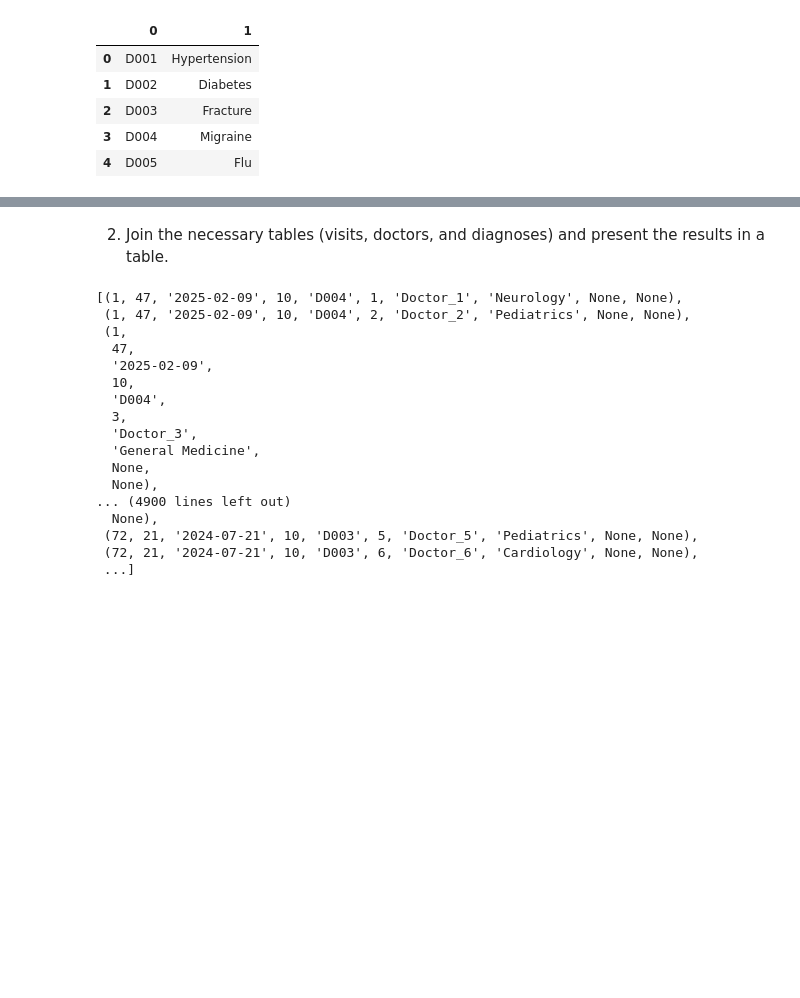
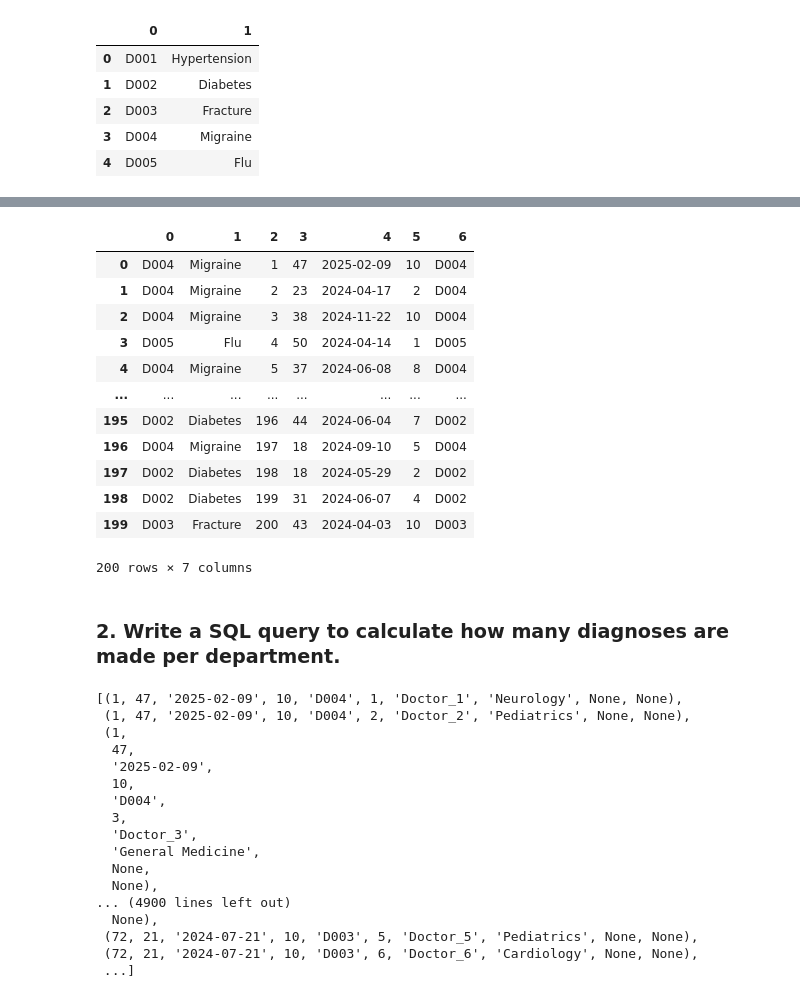
Before and after one commit to Impact-Insights/Data-Engineering-Projects, a Jupyter notebook: Health Tech Analytics/health_tech_analytics.ipynb, the cells around one changed output, grey strips where cells are left out. Cells and saved outputs as stored; diff of their text form; code cells hidden in the pictures; blank space fills up the shorter version.

```diff
--- a/Health Tech Analytics/health_tech_analytics.ipynb
+++ b/Health Tech Analytics/health_tech_analytics.ipynb
@@ -85,0 +92,4 @@ There are 5 diagnoses in the database
+# %%
+cursor.execute('SELECT * FROM diagnoses JOIN visits ON visits.diagnosis_code = diagnoses.diagnosis_code;')
+results = cursor.fetchall()
+results
@@ -86,5 +114,21 @@ There are 5 diagnoses in the database
+# %%
+pd.DataFrame(results, columns= [])
+# %% [output]
+|  | 0 | 1 | 2 | 3 | 4 | 5 | 6 |
+| 0 | D004 | Migraine | 1 | 47 | 2025-02-09 | 10 | D004 |
+| 1 | D004 | Migraine | 2 | 23 | 2024-04-17 | 2 | D004 |
+| 2 | D004 | Migraine | 3 | 38 | 2024-11-22 | 10 | D004 |
+| 3 | D005 | Flu | 4 | 50 | 2024-04-14 | 1 | D005 |
+| 4 | D004 | Migraine | 5 | 37 | 2024-06-08 | 8 | D004 |
+| ... | ... | ... | ... | ... | ... | ... | ... |
+| 195 | D002 | Diabetes | 196 | 44 | 2024-06-04 | 7 | D002 |
+| 196 | D004 | Migraine | 197 | 18 | 2024-09-10 | 5 | D004 |
+| 197 | D002 | Diabetes | 198 | 18 | 2024-05-29 | 2 | D002 |
+| 198 | D002 | Diabetes | 199 | 31 | 2024-06-07 | 4 | D002 |
+| 199 | D003 | Fracture | 200 | 43 | 2024-04-03 | 10 | D003 |
+200 rows × 7 columns
 # %% [markdown]
-2. Join the necessary tables (visits, doctors, and diagnoses) and present the results in a table.
+### 2. Write a SQL query to calculate how many diagnoses are made per department.
 # %%
 cursor.execute('SELECT * FROM visits, doctors FULL JOIN diagnoses ON visits.doctor_id = doctors.doctor_id;')
 results = cursor.fetchall()
```
Also changed, not shown: parts of 9 cells of this notebook, 2 other files.
